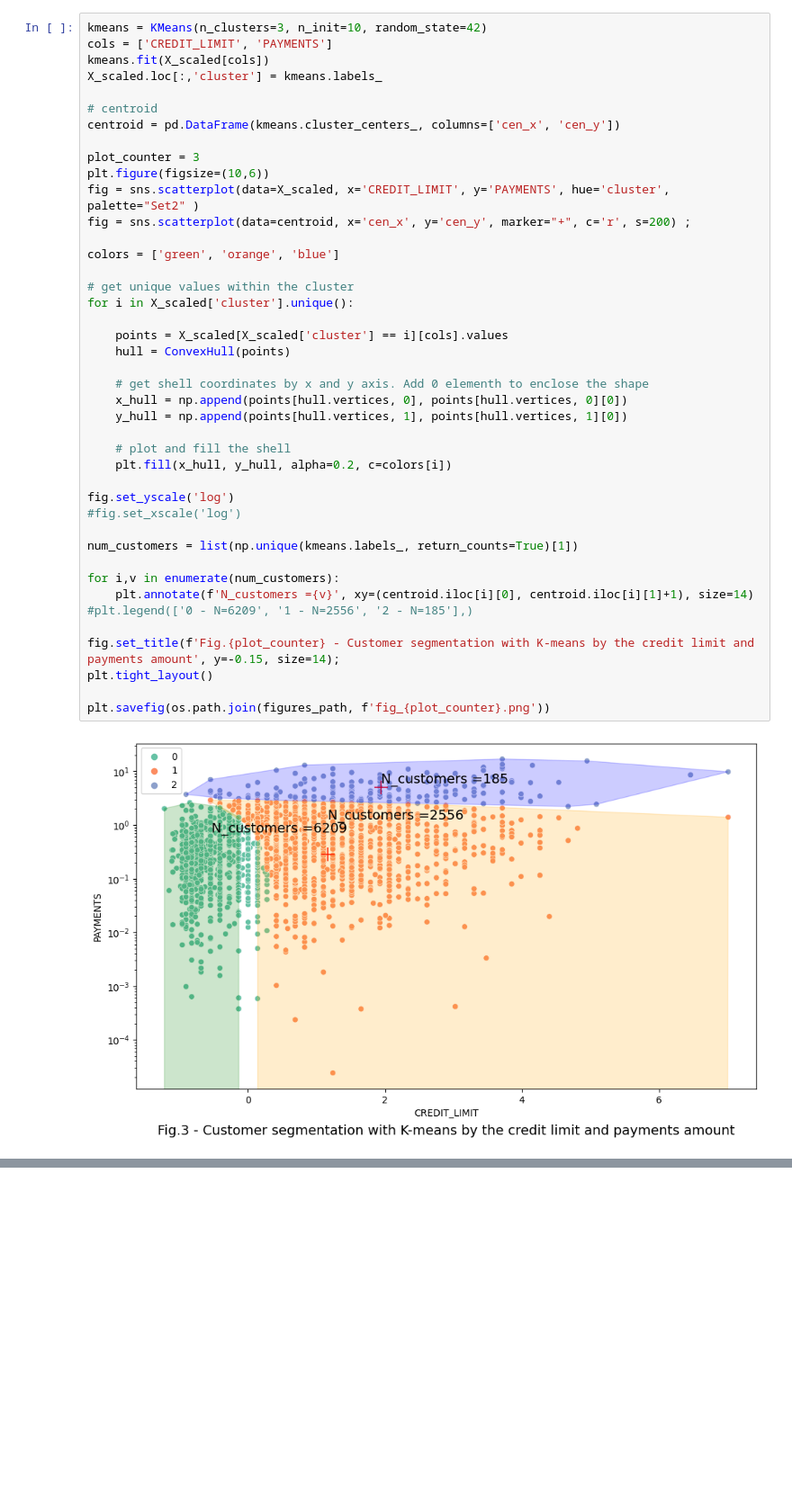
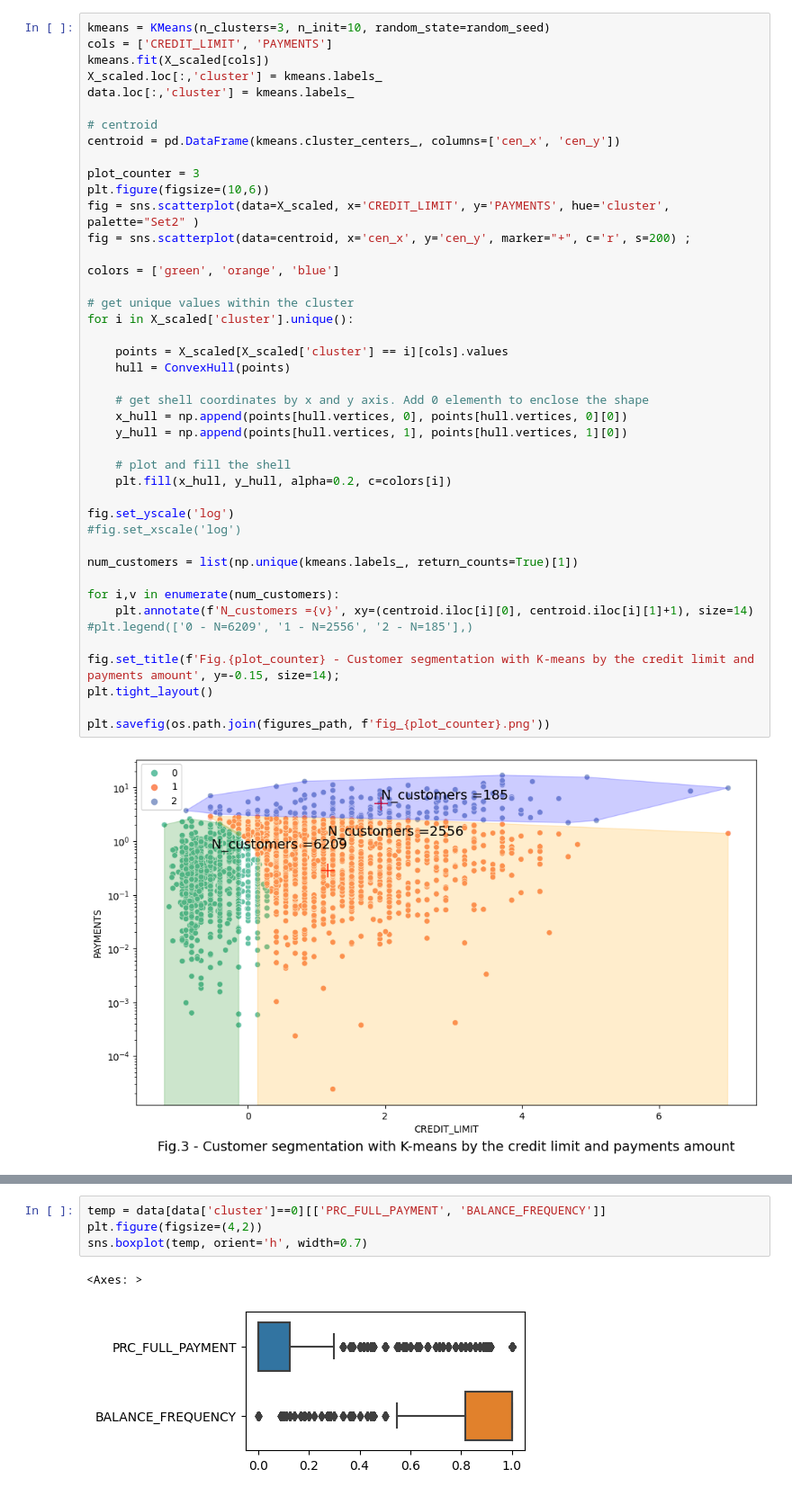
Before and after one commit to Alex1iv/customer_segmentation, a Jupyter notebook: notebooks/segmentation.ipynb, the cells around one changed output, grey strips where cells are left out. Shown at 90% size. Cells and saved outputs as stored; diff of their text form; blank space fills up the shorter version.

```diff
--- a/notebooks/segmentation.ipynb
+++ b/notebooks/segmentation.ipynb
@@ -467,10 +470,11 @@ plt.tight_layout()
 # %% [output]
 [figure]
 # %%
-kmeans = KMeans(n_clusters=3, n_init=10, random_state=42)
+kmeans = KMeans(n_clusters=3, n_init=10, random_state=random_seed)
 cols = ['CREDIT_LIMIT', 'PAYMENTS']
 kmeans.fit(X_scaled[cols])
 X_scaled.loc[:,'cluster'] = kmeans.labels_
+data.loc[:,'cluster'] = kmeans.labels_
 
 # centroid
 centroid = pd.DataFrame(kmeans.cluster_centers_, columns=['cen_x', 'cen_y'])
@@ -530,0 +695,7 @@ sns.boxplot(X_scaled['PAYMENTS'], orient='h')
+# %%
+temp = data[data['cluster']==0][['PRC_FULL_PAYMENT', 'BALANCE_FREQUENCY']]
+plt.figure(figsize=(4,2))
+sns.boxplot(temp, orient='h', width=0.7)
+# %% [output]
+<Axes: >
+[figure, added]
```
Also changed, not shown: parts of 21 cells of this notebook.
